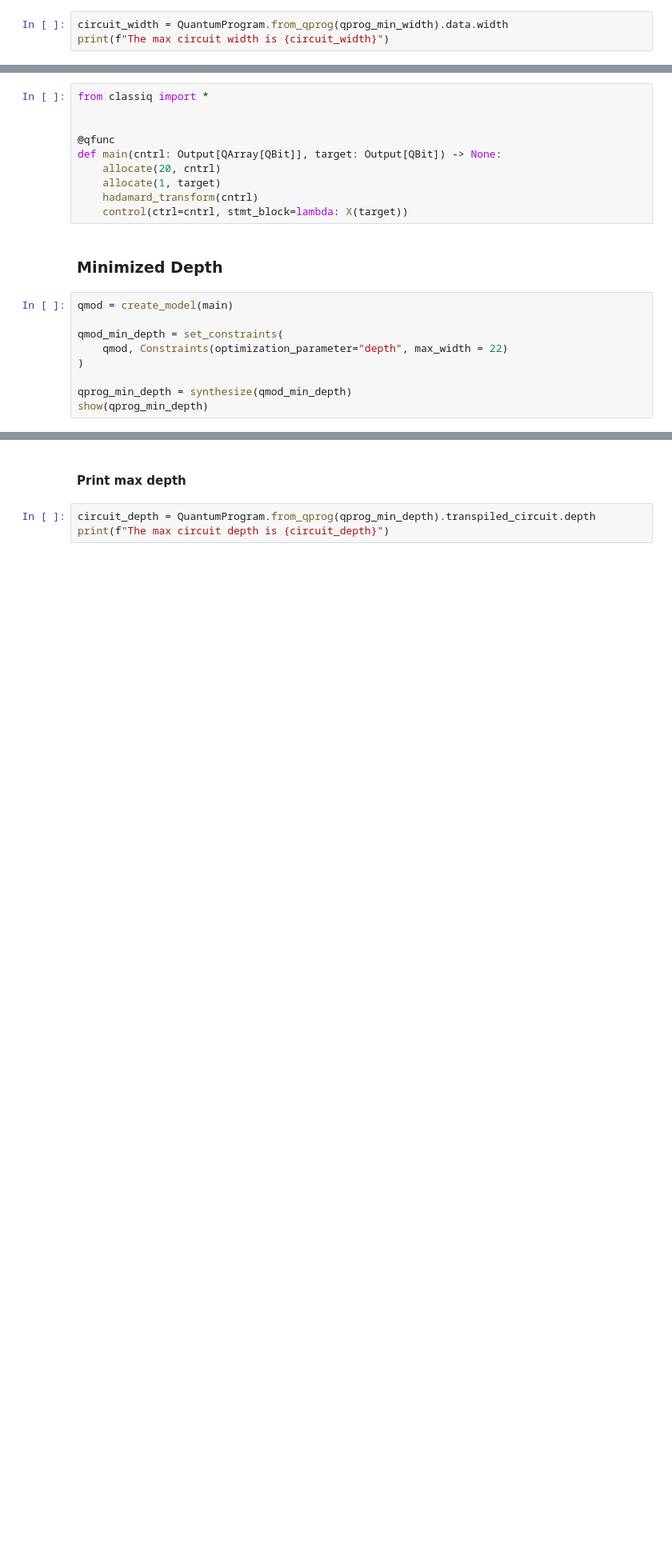
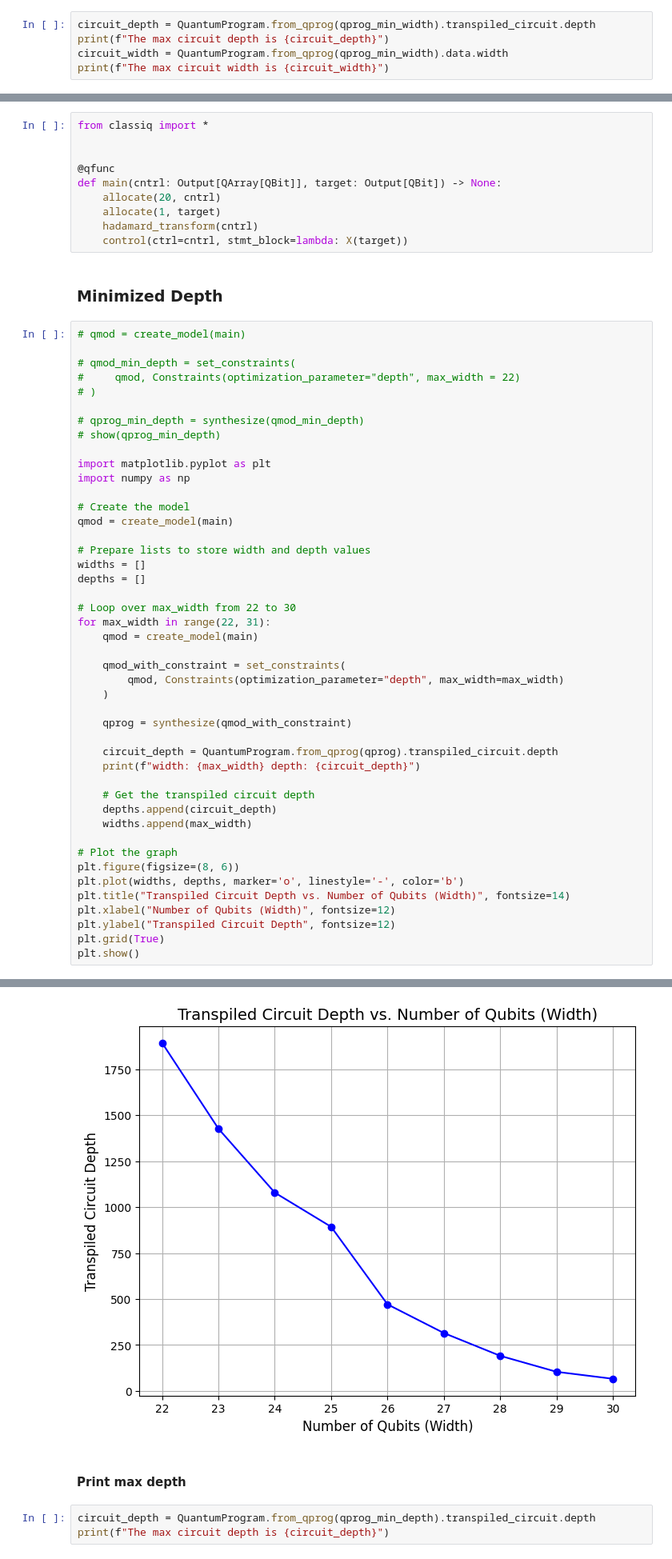
Before and after one commit to Lior20/Classiq_Quantum, a Jupyter notebook: Multi Control - X/mcx_example.ipynb, the cells around one changed output, grey strips where cells are left out. Shown at 80% size. Saved outputs shown, nothing was run; the diff lists cells and outputs as text; blank space fills up the shorter version.

```diff
--- a/Multi Control - X/mcx_example.ipynb
+++ b/Multi Control - X/mcx_example.ipynb
@@ -159,4 +164,6 @@ Opening: https://platform.classiq.io/circuit/a3d4708f-efa7-4f75-ab5f-919582bf622
 # %%
+circuit_depth = QuantumProgram.from_qprog(qprog_min_width).transpiled_circuit.depth
+print(f"The max circuit depth is {circuit_depth}")
 circuit_width = QuantumProgram.from_qprog(qprog_min_width).data.width
 print(f"The max circuit width is {circuit_width}")
 # %% [output]
@@ -182,12 +190,48 @@ def main(cntrl: Output[QArray[QBit]], target: Output[QBit]) -> None:
 # %% [markdown]
 ### Minimized Depth
 # %%
+# qmod = create_model(main)
+
+# qmod_min_depth = set_constraints(
+#     qmod, Constraints(optimization_parameter="depth", max_width = 22)
+# )
+
+# qprog_min_depth = synthesize(qmod_min_depth)
+# show(qprog_min_depth)
+
+import matplotlib.pyplot as plt
+import numpy as np
+
+# Create the model
 qmod = create_model(main)
 
-qmod_min_depth = set_constraints(
-    qmod, Constraints(optimization_parameter="depth", max_width = 22)
-)
+# Prepare lists to store width and depth values
+widths = []
+depths = []
 
-qprog_min_depth = synthesize(qmod_min_depth)
-show(qprog_min_depth)
+# Loop over max_width from 22 to 30
+for max_width in range(22, 31):
+    qmod = create_model(main)
+
+    qmod_with_constraint = set_constraints(
+        qmod, Constraints(optimization_parameter="depth", max_width=max_width)
+    )
+
+    qprog = synthesize(qmod_with_constraint)
+
+    circuit_depth = QuantumProgram.from_qprog(qprog).transpiled_circuit.depth
+    print(f"width: {max_width} depth: {circuit_depth}")
+
+    # Get the transpiled circuit depth
+    depths.append(circuit_depth)
+    widths.append(max_width)
+
+# Plot the graph
+plt.figure(figsize=(8, 6))
+plt.plot(widths, depths, marker='o', linestyle='-', color='b')
+plt.title("Transpiled Circuit Depth vs. Number of Qubits (Width)", fontsize=14)
+plt.xlabel("Number of Qubits (Width)", fontsize=12)
+plt.ylabel("Transpiled Circuit Depth", fontsize=12)
+plt.grid(True)
+plt.show()
 # %% [output]
@@ -195,3 +238,4 @@ Opening: https://platform.classiq.io/circuit/64355333-65ac-4cd0-a2ee-33aed135c39
+[figure, added]
 # %% [markdown]
 #### Print max depth
 # %%
```
Also changed, not shown: parts of 6 cells of this notebook, 1 other file.
